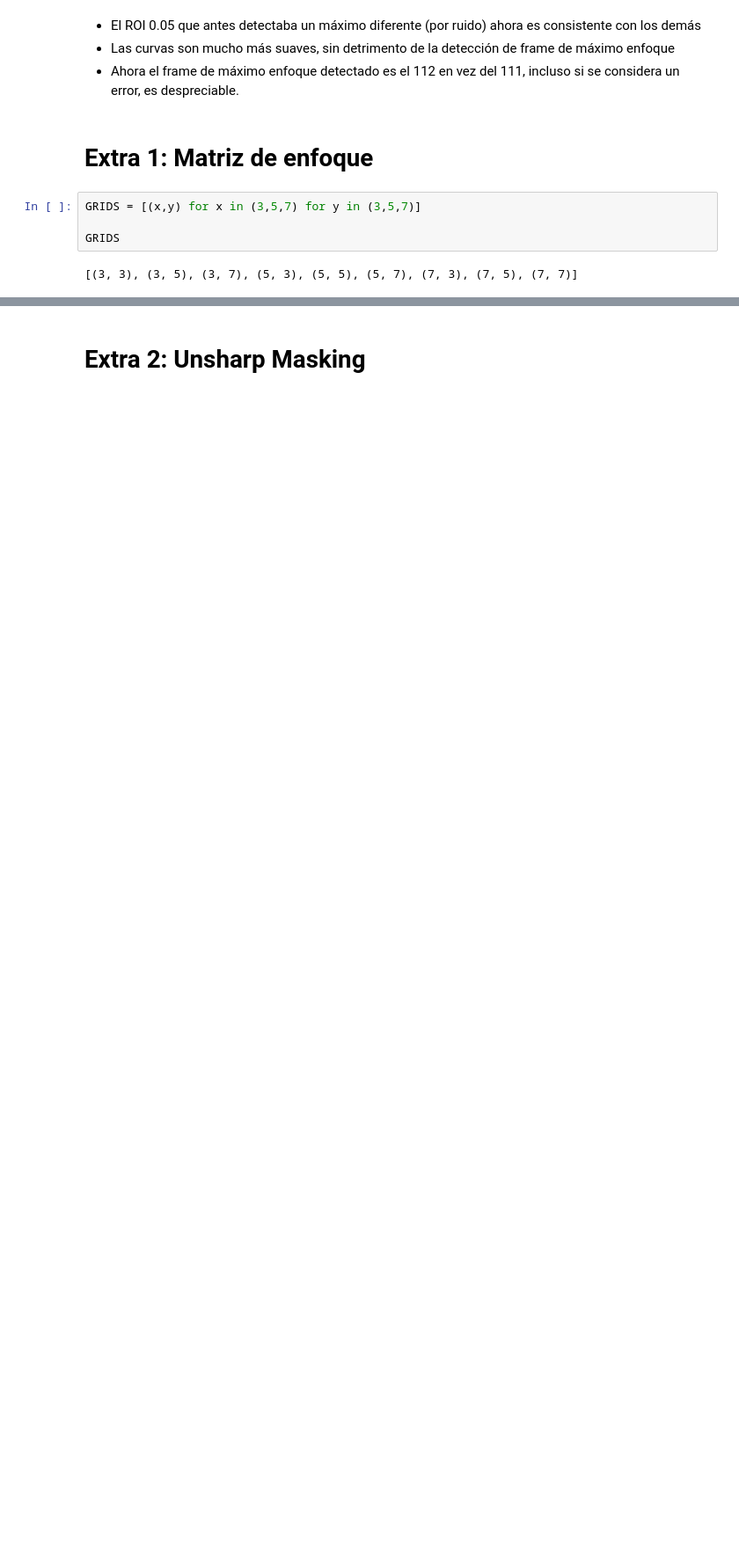
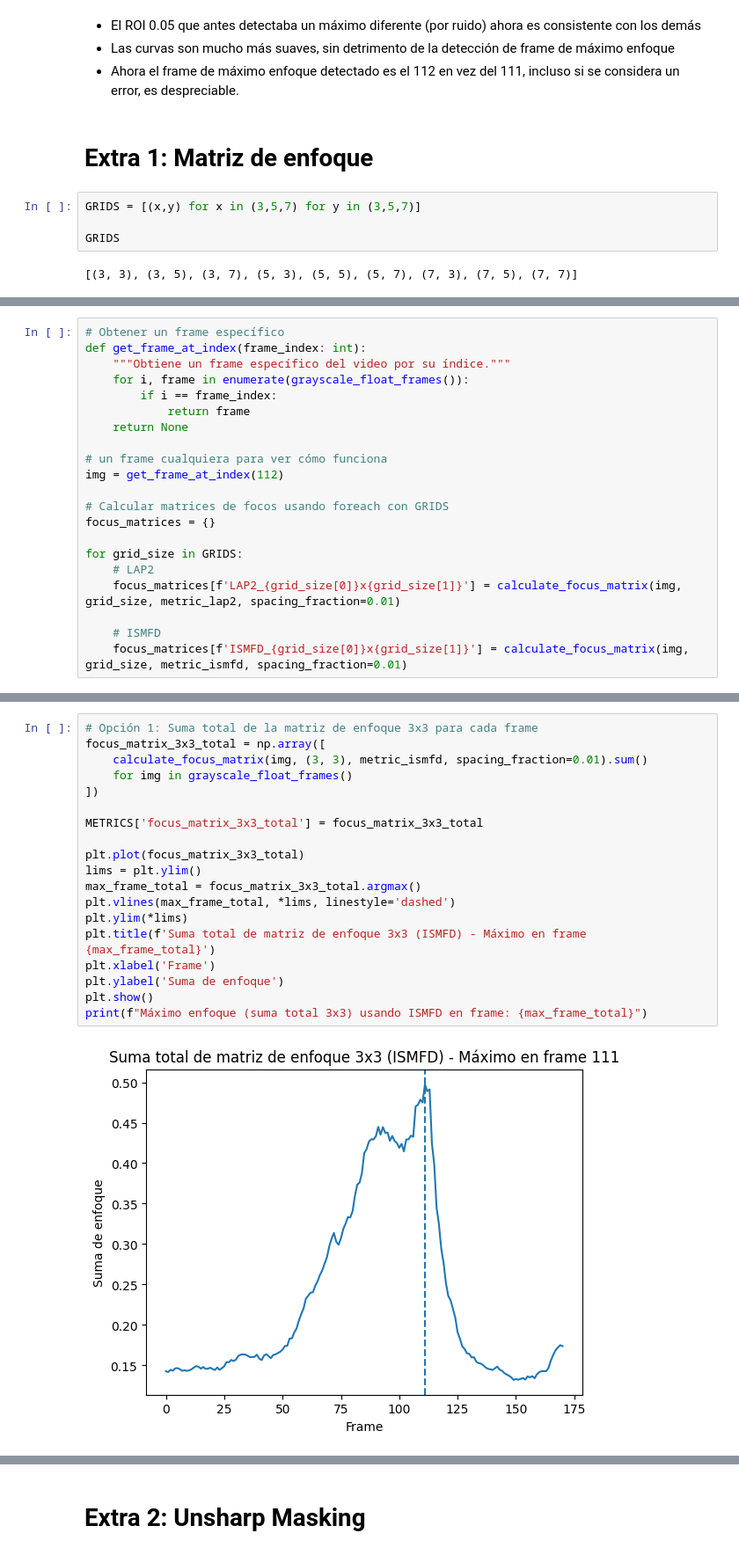
Before and after one commit to martinerrazquin/ceia-vpc1, a Jupyter notebook: TP2/solucion.ipynb, the cells around one changed output, grey strips where cells are left out. Shown at 88% size. Drawn from its saved outputs; the diff is of its cells as text; blank space fills up the shorter version.

```diff
--- a/TP2/solucion.ipynb
+++ b/TP2/solucion.ipynb
@@ -284,0 +417,21 @@ GRIDS
+# %%
+# Obtener un frame específico
+def get_frame_at_index(frame_index: int):
+    """Obtiene un frame específico del video por su índice."""
+    for i, frame in enumerate(grayscale_float_frames()):
+        if i == frame_index:
+            return frame
+    return None
+
+# un frame cualquiera para ver cómo funciona
+img = get_frame_at_index(112)
+
+# Calcular matrices de focos usando foreach con GRIDS
+focus_matrices = {}
+
+for grid_size in GRIDS:
+    # LAP2
+    focus_matrices[f'LAP2_{grid_size[0]}x{grid_size[1]}'] = calculate_focus_matrix(img, grid_size, metric_lap2, spacing_fraction=0.01)
+
+    # ISMFD
+    focus_matrices[f'ISMFD_{grid_size[0]}x{grid_size[1]}'] = calculate_focus_matrix(img, grid_size, metric_ismfd, spacing_fraction=0.01)
@@ -284,0 +479,21 @@ GRIDS
+# %%
+# Opción 1: Suma total de la matriz de enfoque 3x3 para cada frame
+focus_matrix_3x3_total = np.array([
+    calculate_focus_matrix(img, (3, 3), metric_ismfd, spacing_fraction=0.01).sum()
+    for img in grayscale_float_frames()
+])
+
+METRICS['focus_matrix_3x3_total'] = focus_matrix_3x3_total
+
+plt.plot(focus_matrix_3x3_total)
+lims = plt.ylim()
+max_frame_total = focus_matrix_3x3_total.argmax()
+plt.vlines(max_frame_total, *lims, linestyle='dashed')
+plt.ylim(*lims)
+plt.title(f'Suma total de matriz de enfoque 3x3 (ISMFD) - Máximo en frame {max_frame_total}')
+plt.xlabel('Frame')
+plt.ylabel('Suma de enfoque')
+plt.show()
+print(f"Máximo enfoque (suma total 3x3) usando ISMFD en frame: {max_frame_total}")
+# %% [output]
+[figure, added]
```
Also changed, not shown: parts of 8 cells of this notebook.
